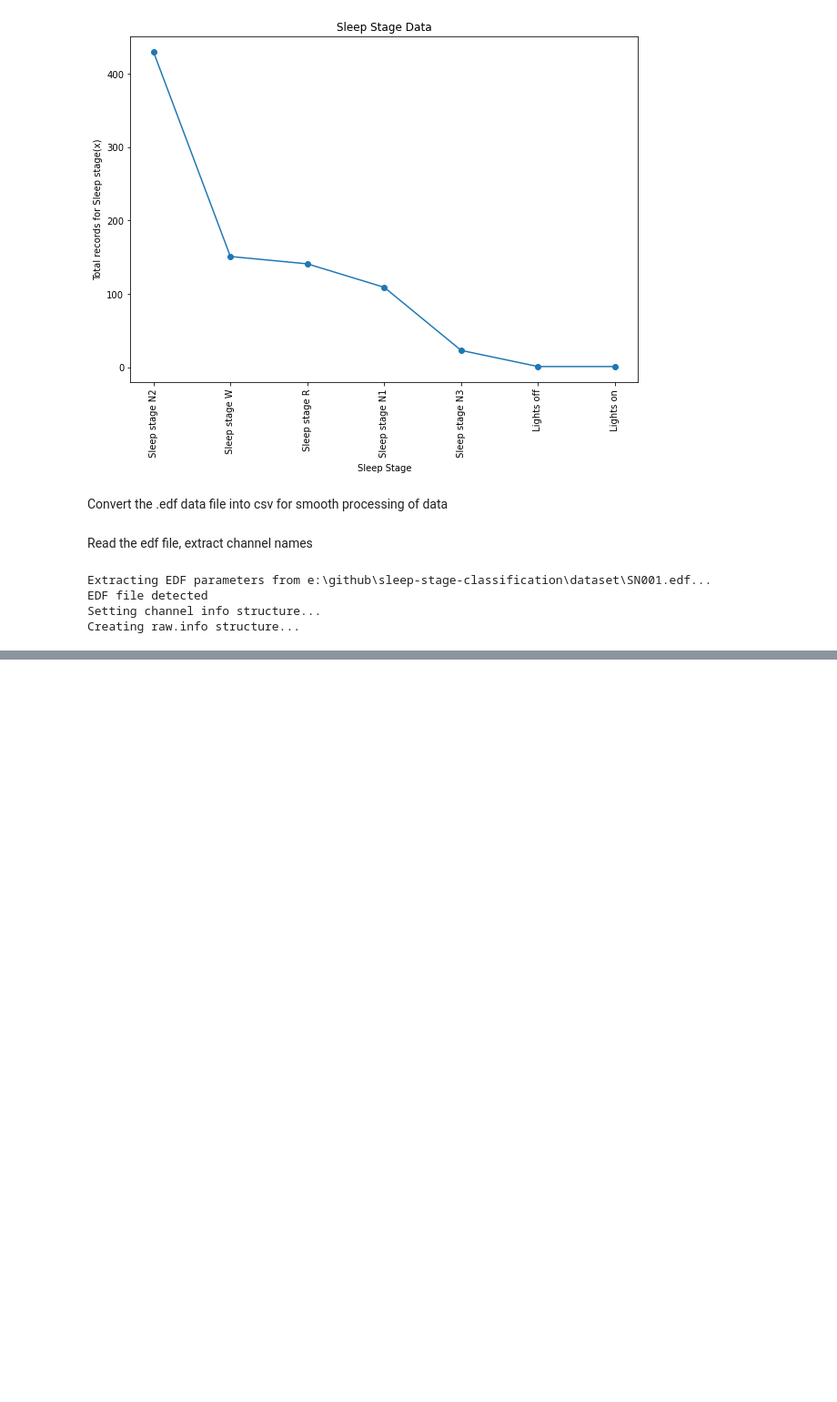
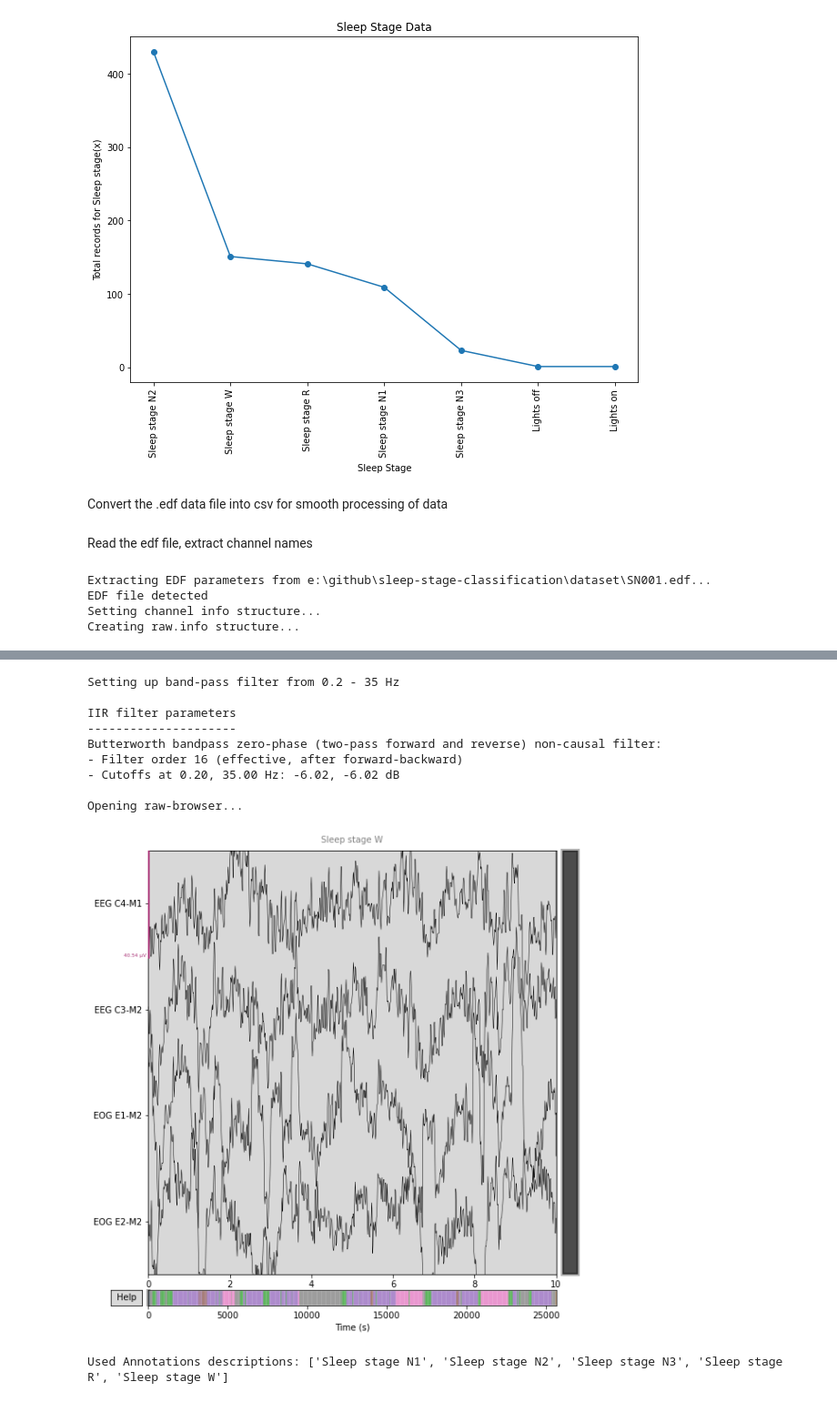
Before and after one commit to kkashish-10/sleep-stage-classification, a Jupyter notebook: sleep_stage_classification.ipynb, the cells around one changed output, grey strips where cells are left out. Shown at 91% size. Saved outputs shown, nothing was run; the diff lists cells and outputs as text; code cells hidden in the pictures; blank space fills up the shorter version.

```diff
--- a/sleep_stage_classification.ipynb
+++ b/sleep_stage_classification.ipynb
@@ -99,0 +111,7 @@ savetxt('../sleep-stage-classification/dataset/SN001.csv',edf_file.get_data().T,
+# %%
+file_a='../sleep-stage-classification/dataset/SN001.edf'
+file_b='../sleep-stage-classification/dataset/SN001_sleepscoring.edf'
+# %%
+raw_train=read_raw_edf(file_a)
+raw_train=raw_train.drop_channels(['EMG chin','ECG','EEG F4-M1','EEG O2-M1'])
+annot_train=read_annotations(file_b)
@@ -99,0 +123,2 @@ savetxt('../sleep-stage-classification/dataset/SN001.csv',edf_file.get_data().T,
+# %%
+raw_train.set_annotations(annot_train,emit_warning=False)
@@ -99,0 +138,15 @@ savetxt('../sleep-stage-classification/dataset/SN001.csv',edf_file.get_data().T,
+# %%
+
+raw_train.plot(duration=10,scalings='auto',event_color='cyan',highpass=0.20,lowpass=35,show_options=True,)#n_channels=)
+show()
+# %% [output]
+Setting up band-pass filter from 0.2 - 35 Hz
+
+IIR filter parameters
+---------------------
+Butterworth bandpass zero-phase (two-pass forward and reverse) non-causal filter:
+- Filter order 16 (effective, after forward-backward)
+- Cutoffs at 0.20, 35.00 Hz: -6.02, -6.02 dB
+
+Opening raw-browser...
+[figure, added]
@@ -99,0 +155,5 @@ savetxt('../sleep-stage-classification/dataset/SN001.csv',edf_file.get_data().T,
+# %%
+annotation_desc_2_event_id = {'Sleep stage W':1,'Sleep stage N1':2,'Sleep stage N2':3,'Sleep stage R':5,'Sleep stage N3':4}
+events_train,_= events_from_annotations(raw_train, event_id=annotation_desc_2_event_id, chunk_duration=30.)
+# %% [output]
+Used Annotations descriptions: ['Sleep stage N1', 'Sleep stage N2', 'Sleep stage N3', 'Sleep stage R', 'Sleep stage W']
```
Also changed, not shown: parts of 15 cells of this notebook, 2 other files.
